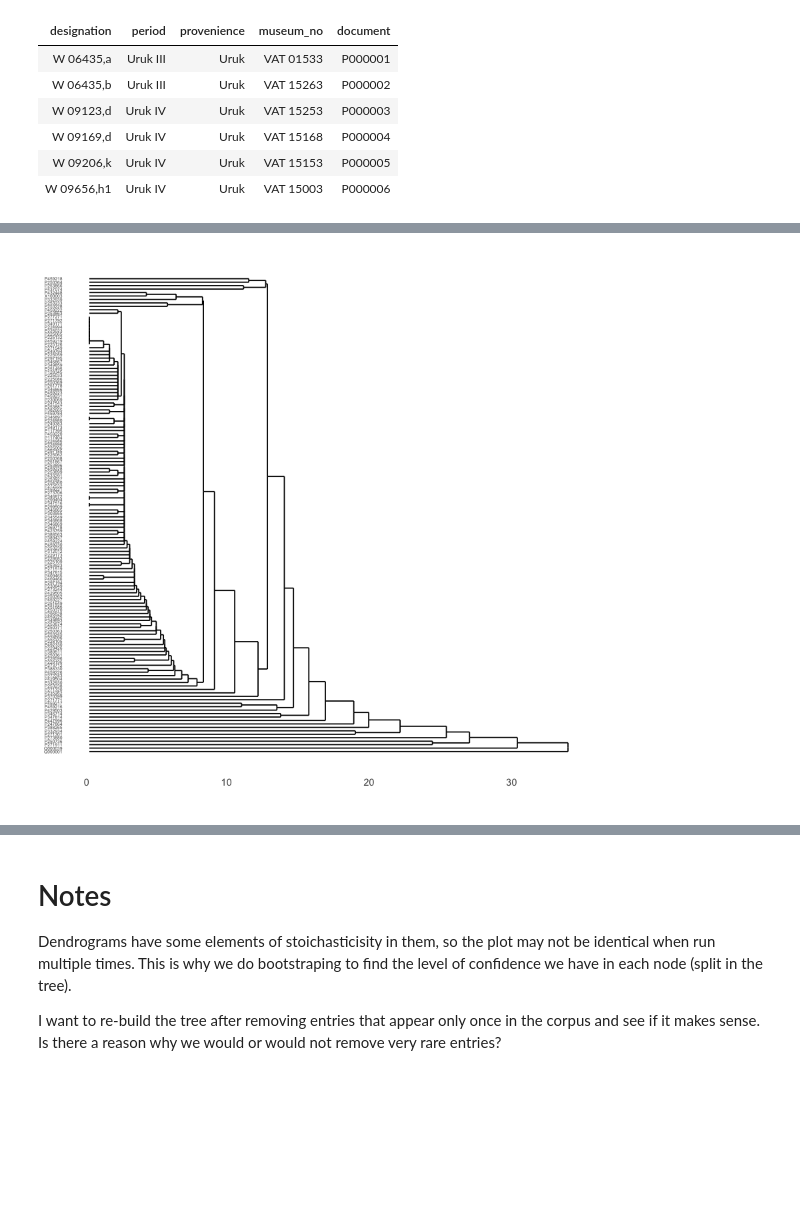
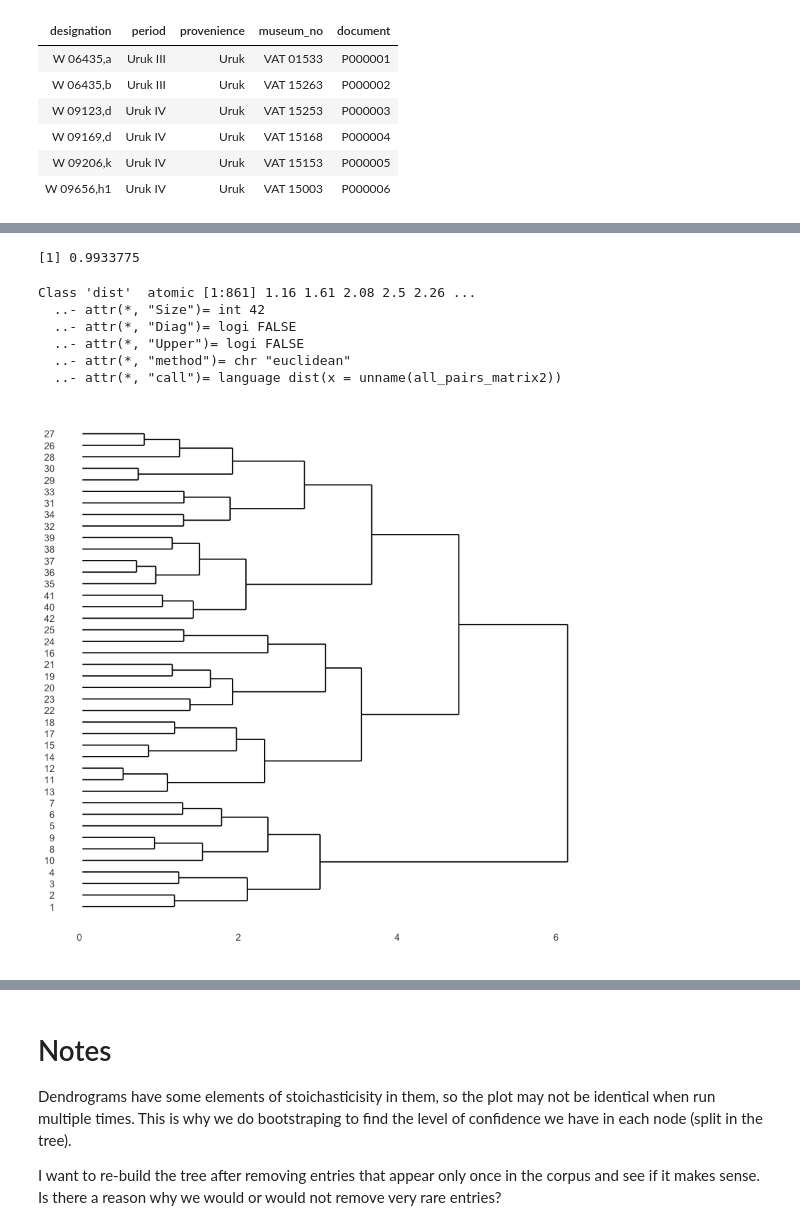
Before and after one commit to ErinBecker/digital-humanities-phylogenetics, a Jupyter notebook: scripts/05_analyze_DTM_R.ipynb, the cells around one changed output, grey strips where cells are left out. Drawn from its saved outputs; the diff is of its cells as text; code cells hidden in the pictures; blank space fills up the shorter version.

```diff
--- a/scripts/05_analyze_DTM_R.ipynb
+++ b/scripts/05_analyze_DTM_R.ipynb
@@ -412,0 +523,21 @@ Using document as id variables
+# %%
+# calculate similarity metric and add to dataframe
+
+all_pairs$similarity = NA
+all_pairs$distance = NA
+
+get_num_entries = function(df, doc) {
+    df[which(df$document == doc),]$num_entries
+    }
+
+for(i in 1:nrow(all_pairs)) {
+    doc1_entries = get_num_entries(dtm_df, all_pairs[i,]$doc1)
+    doc2_entries = get_num_entries(dtm_df, all_pairs[i,]$doc2)
+
+    all_pairs[i,]$similarity =
+        all_pairs[i,]$num_shared_entries / min(doc1_entries, doc2_entries)
+
+    all_pairs[i,]$distance = 1 - all_pairs[i,]$similarity
+}
+
+tail(all_pairs)
@@ -473,0 +632,3 @@ nrow(metadata)
+# %%
+all_pairs = all_pairs[,c("doc1", "doc2", "distance")]
+head(all_pairs)
@@ -473,0 +643,6 @@ nrow(metadata)
+# %%
+# create distance matrix object
+library(reshape2, lib.loc = lib.dir)
+all_pairs_matrix = acast(all_pairs, doc1 ~ doc2, value.var='distance', fun.aggregate = sum, margins=FALSE)
+
+head(all_pairs_matrix)
@@ -474,13 +662,31 @@ nrow(metadata)
+# %%
+all_pairs_matrix["Q000001","Q000039"]
+# %% [output]
+[1] 0.9933775
 # %%
-#remove document column from our dataframe (this information is also saved in the rownames)
-dtm_df$document = NULL
+##remove document column from our dataframe (this information is also saved in the rownames)
+#dtm_df$document = NULL
 
 # create clusters
-clusters <- hclust(dist(dtm_df))
+# first transform the df to a matrix and then remove names
+# if the names aren't removed, you get a matrix full of zeros (???)
+all_pairs_matrix2 = data.matrix(all_pairs_matrix)
+clusters = hclust(dist(unname(all_pairs_matrix2)))
+
+# clusters <- hclust(dist(dtm_df))
+# %%
+str(dist(unname(all_pairs_matrix2)))
+# %% [output]
+Class 'dist'  atomic [1:861] 1.16 1.61 2.08 2.5 2.26 ...
+  ..- attr(*, "Size")= int 42
+  ..- attr(*, "Diag")= logi FALSE
+  ..- attr(*, "Upper")= logi FALSE
+  ..- attr(*, "method")= chr "euclidean"
+  ..- attr(*, "call")= language dist(x = unname(all_pairs_matrix2))
 # %%
-ggdendrogram(clusters, rotate = TRUE) + theme(axis.text.y = element_text(size = 4))
+ggdendrogram(clusters, rotate = TRUE)
 # %% [output]
-[figure, old version]
+[figure, new version]
 # %%
 # Export plot to pdf
 pdf("../plots/dtm_dendrogram_binary_rm_rare_keep_outliers.pdf")
```
Also changed, not shown: parts of 28 cells of this notebook, 3 other files.
